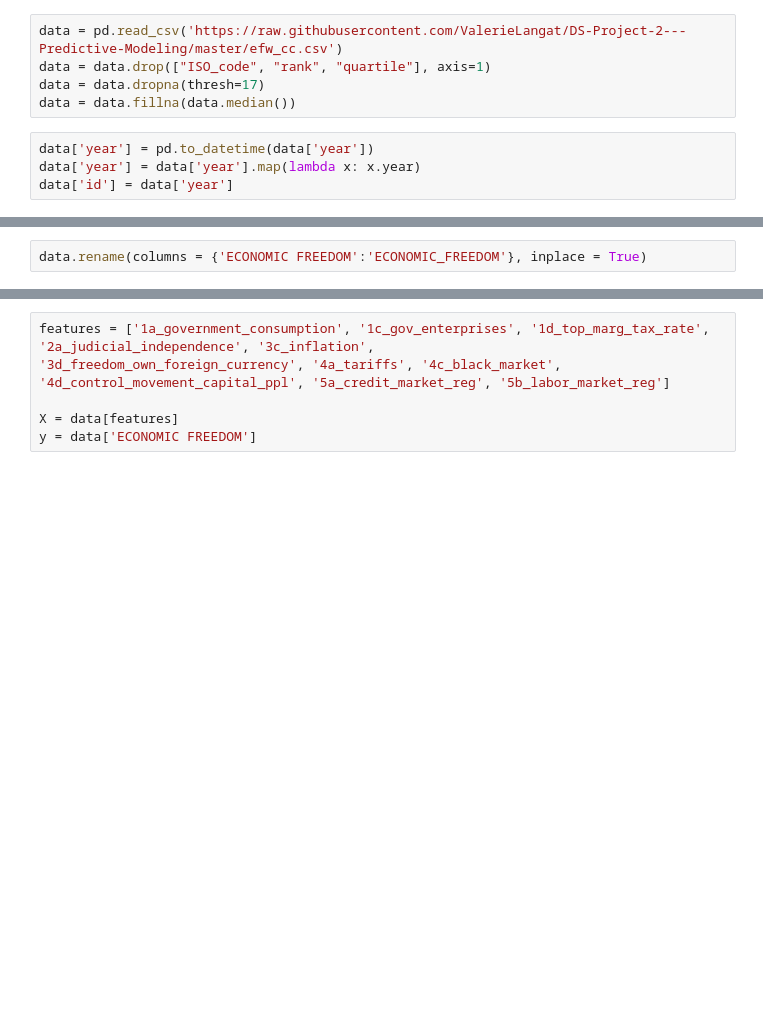
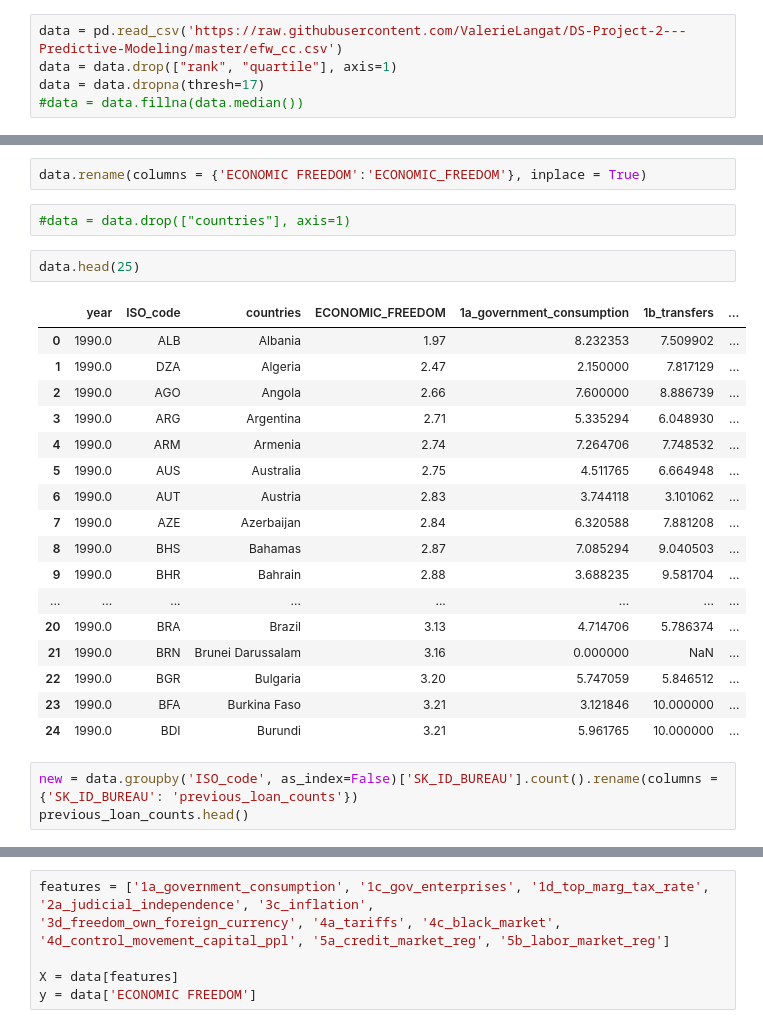
Before and after one commit to ValerieLangat/DS-Project-2---Predictive-Modeling, a Jupyter notebook: dialing_back_as_simple_as_possible.ipynb, the cells around one changed output, grey strips where cells are left out. Cells and saved outputs as stored; diff of their text form; blank space fills up the shorter version.

```diff
--- a/dialing_back_as_simple_as_possible.ipynb
+++ b/dialing_back_as_simple_as_possible.ipynb
@@ -44,14 +110,35 @@ def rmsle(y_true, y_pred):
     return np.sqrt(mean_squared_log_error(y_true, y_pred))
 # %%
 data = pd.read_csv('https://raw.githubusercontent.com/ValerieLangat/DS-Project-2---Predictive-Modeling/master/efw_cc.csv')
-data = data.drop(["ISO_code", "rank", "quartile"], axis=1)
+data = data.drop(["rank", "quartile"], axis=1)
 data = data.dropna(thresh=17)
-data = data.fillna(data.median())
+#data = data.fillna(data.median())
-# %%
-data['year'] = pd.to_datetime(data['year'])
-data['year'] = data['year'].map(lambda x: x.year)
-data['id'] = data['year']
 # %%
 data['id'] = data[['year', 'countries']].apply(lambda x : '{}{}'.format(x[0],x[1]), axis=1)
 # %%
 data.rename(columns = {'ECONOMIC FREEDOM':'ECONOMIC_FREEDOM'}, inplace = True)
+# %%
+#data = data.drop(["countries"], axis=1)
+# %%
+data.head(25)
+# %% [output]
+|  | year | ISO_code | countries | ECONOMIC_FREEDOM | 1a_government_consumption | 1b_transfers | ... |
+| 0 | 1990.0 | ALB | Albania | 1.97 | 8.232353 | 7.509902 | ... |
+| 1 | 1990.0 | DZA | Algeria | 2.47 | 2.150000 | 7.817129 | ... |
+| 2 | 1990.0 | AGO | Angola | 2.66 | 7.600000 | 8.886739 | ... |
+| 3 | 1990.0 | ARG | Argentina | 2.71 | 5.335294 | 6.048930 | ... |
+| 4 | 1990.0 | ARM | Armenia | 2.74 | 7.264706 | 7.748532 | ... |
+| 5 | 1990.0 | AUS | Australia | 2.75 | 4.511765 | 6.664948 | ... |
+| 6 | 1990.0 | AUT | Austria | 2.83 | 3.744118 | 3.101062 | ... |
+| 7 | 1990.0 | AZE | Azerbaijan | 2.84 | 6.320588 | 7.881208 | ... |
+| 8 | 1990.0 | BHS | Bahamas | 2.87 | 7.085294 | 9.040503 | ... |
+| 9 | 1990.0 | BHR | Bahrain | 2.88 | 3.688235 | 9.581704 | ... |
+| ... | ... | ... | ... | ... | ... | ... | ... |
+| 20 | 1990.0 | BRA | Brazil | 3.13 | 4.714706 | 5.786374 | ... |
+| 21 | 1990.0 | BRN | Brunei Darussalam | 3.16 | 0.000000 | NaN | ... |
+| 22 | 1990.0 | BGR | Bulgaria | 3.20 | 5.747059 | 5.846512 | ... |
+| 23 | 1990.0 | BFA | Burkina Faso | 3.21 | 3.121846 | 10.000000 | ... |
+| 24 | 1990.0 | BDI | Burundi | 3.21 | 5.961765 | 10.000000 | ... |
+# %%
+new = data.groupby('ISO_code', as_index=False)['SK_ID_BUREAU'].count().rename(columns = {'SK_ID_BUREAU': 'previous_loan_counts'})
+previous_loan_counts.head()
```
Also changed, not shown: parts of 18 cells of this notebook.
